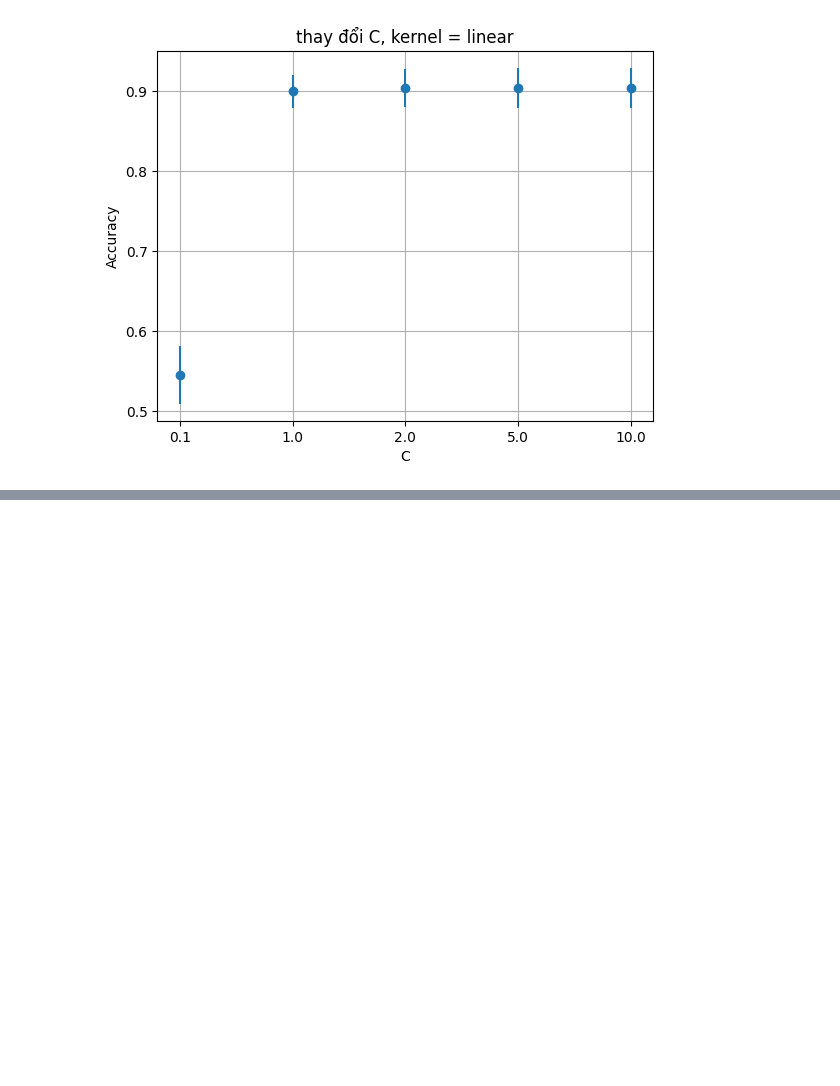
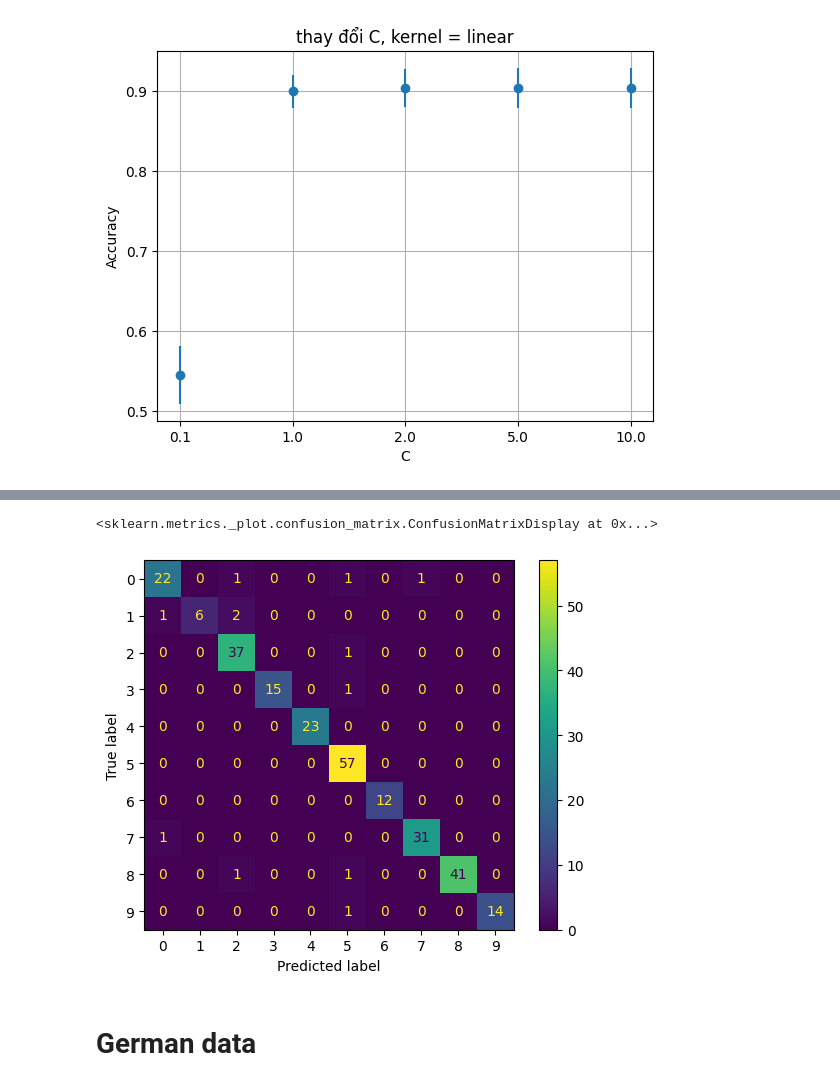
Before and after one commit to hqcfmlno1/Weekly_Hw_GR1, a Jupyter notebook: ex8.ipynb, the cells around one changed output, grey strips where cells are left out. Saved outputs shown, nothing was run; the diff lists cells and outputs as text; code cells hidden in the pictures; blank space fills up the shorter version.

```diff
--- a/ex8.ipynb
+++ b/ex8.ipynb
@@ -210,0 +234,7 @@ plt.show()
+# %%
+ConfusionMatrixDisplay.from_estimator(svm_model, X_test, y_test)
+# %% [output]
+<sklearn.metrics._plot.confusion_matrix.ConfusionMatrixDisplay at 0x...>
+[figure, added]
+# %% [markdown]
+# German data
```
Also changed, not shown: parts of 19 cells of this notebook, 4 other files.
